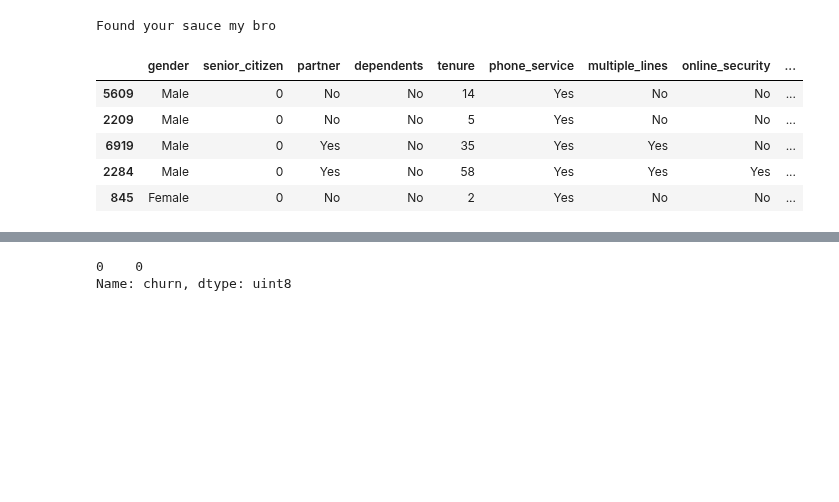
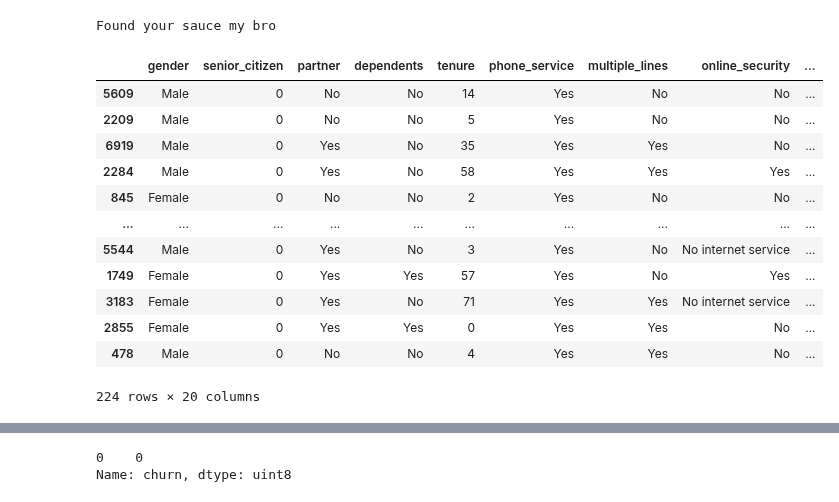
Before and after one commit to Marc-Aradillas/Classification_exercises.ipynb, a Jupyter notebook: decision_tree.ipynb, the cells around one changed output, grey strips where cells are left out. Saved outputs shown, nothing was run; the diff lists cells and outputs as text; code cells hidden in the pictures; blank space fills up the shorter version.

```diff
--- a/decision_tree.ipynb
+++ b/decision_tree.ipynb
@@ -348,14 +350,21 @@ train, val, test = telco_pipeline()
 # %% [output]
 Found your sauce my bro
 # %%
-train.head()
+train.head(224)
 # %% [output]
 |  | gender | senior_citizen | partner | dependents | tenure | phone_service | multiple_lines | online_security | ... |
 | 5609 | Male | 0 | No | No | 14 | Yes | No | No | ... |
 | 2209 | Male | 0 | No | No | 5 | Yes | No | No | ... |
 | 6919 | Male | 0 | Yes | No | 35 | Yes | Yes | No | ... |
 | 2284 | Male | 0 | Yes | No | 58 | Yes | Yes | Yes | ... |
 | 845 | Female | 0 | No | No | 2 | Yes | No | No | ... |
+| ... | ... | ... | ... | ... | ... | ... | ... | ... | ... |
+| 5544 | Male | 0 | Yes | No | 3 | Yes | No | No internet service | ... |
+| 1749 | Female | 0 | Yes | Yes | 57 | Yes | No | Yes | ... |
+| 3183 | Female | 0 | Yes | No | 71 | Yes | Yes | No internet service | ... |
+| 2855 | Female | 0 | Yes | Yes | 0 | Yes | Yes | No | ... |
+| 478 | Male | 0 | No | No | 4 | Yes | Yes | No | ... |
+224 rows × 20 columns
 # %%
 def one_hot_encode_columns(dataframes, columns_to_encode):
     encoded_dataframes = []
```
Also changed, not shown: parts of 30 cells of this notebook.
